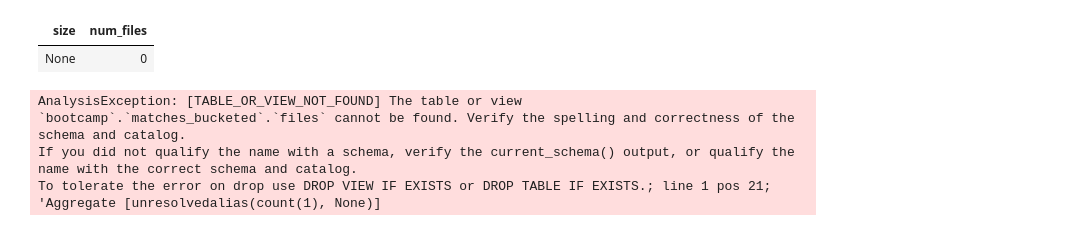
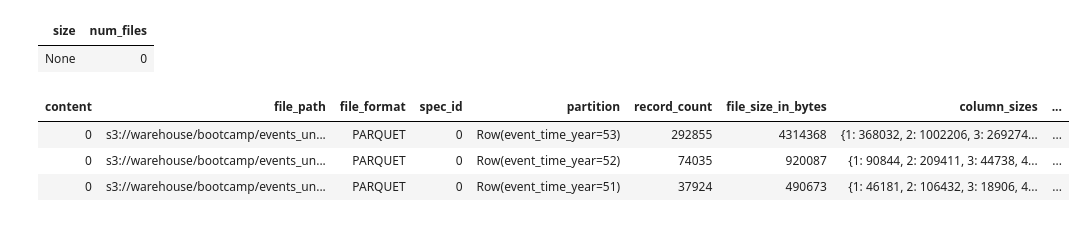
Before and after one commit to Robyrogers/data-engineer-handbook, a Jupyter notebook: bootcamp/materials/3-spark-fundamentals/notebooks/event_data_pyspark.ipynb, the cells around one changed output. Cells and saved outputs as stored; diff of their text form; code cells hidden in the pictures.

```diff
--- a/bootcamp/materials/3-spark-fundamentals/notebooks/event_data_pyspark.ipynb
+++ b/bootcamp/materials/3-spark-fundamentals/notebooks/event_data_pyspark.ipynb
@@ -272,8 +381,10 @@ SELECT SUM(file_size_in_bytes) as size, COUNT(1) as num_files FROM demo.bootcamp
 # %%
 %%sql
-SELECT COUNT(1) FROM bootcamp.matches_bucketed.files
+
+SELECT *
+FROM demo.bootcamp.events_unsorted.files
 # %% [output]
-AnalysisException: [TABLE_OR_VIEW_NOT_FOUND] The table or view `bootcamp`.`matches_bucketed`.`files` cannot be found. Verify the spelling and correctness of the schema and catalog.
-If you did not qualify the name with a schema, verify the current_schema() output, or qualify the name with the correct schema and catalog.
-To tolerate the error on drop use DROP VIEW IF EXISTS or DROP TABLE IF EXISTS.; line 1 pos 21;
-'Aggregate [unresolvedalias(count(1), None)]
+| content | file_path | file_format | spec_id | partition | record_count | file_size_in_bytes | column_sizes | ... |
+| 0 | s3://warehouse/bootcamp/events_un... | PARQUET | 0 | Row(event_time_year=53) | 292855 | 4314368 | {1: 368032, 2: 1002206, 3: 269274... | ... |
+| 0 | s3://warehouse/bootcamp/events_un... | PARQUET | 0 | Row(event_time_year=52) | 74035 | 920087 | {1: 90844, 2: 209411, 3: 44738, 4... | ... |
+| 0 | s3://warehouse/bootcamp/events_un... | PARQUET | 0 | Row(event_time_year=51) | 37924 | 490673 | {1: 46181, 2: 106432, 3: 18906, 4... | ... |
```
Also changed, not shown: parts of 25 cells of this notebook, 8 other files.
